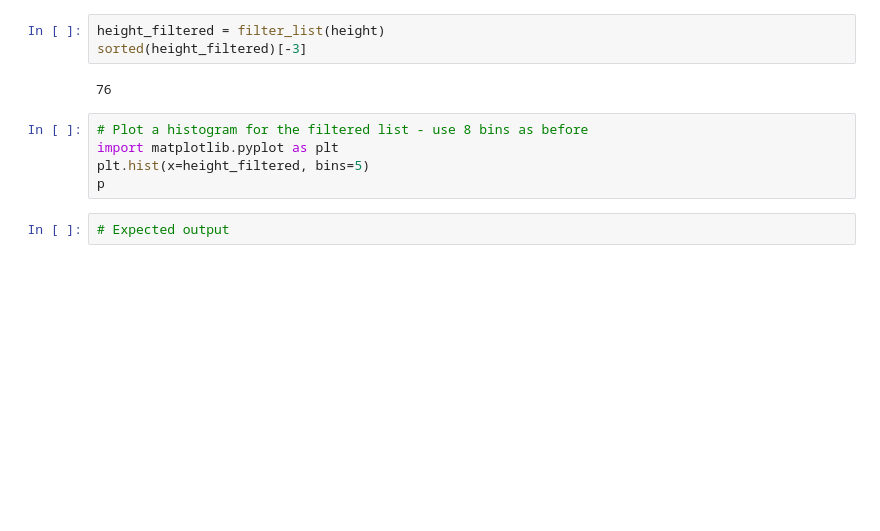
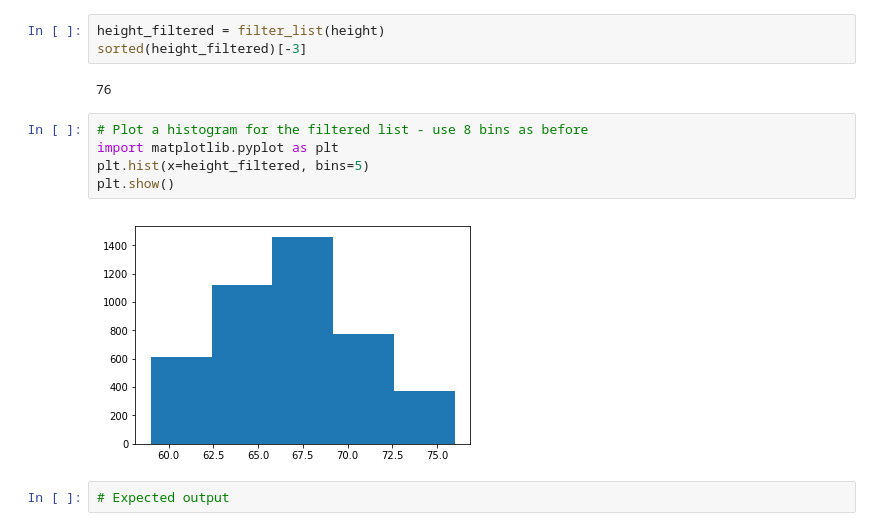
Before and after one commit to oncob749/dsc-1-02-17-implementing-statistics-with-functions-lab-nyc-ds-career-031119, a Jupyter notebook: index.ipynb, the cells around one changed output. Drawn from its saved outputs; the diff is of its cells as text; blank space fills up the shorter version.

```diff
--- a/index.ipynb
+++ b/index.ipynb
@@ -160,8 +160,10 @@ sorted(height_filtered)[-3]
 # %%
 # Plot a histogram for the filtered list - use 8 bins as before
 import matplotlib.pyplot as plt
 plt.hist(x=height_filtered, bins=5)
-p
+plt.show()
+# %% [output]
+[figure, added]
 # %%
 # Expected output
 # %%
```
